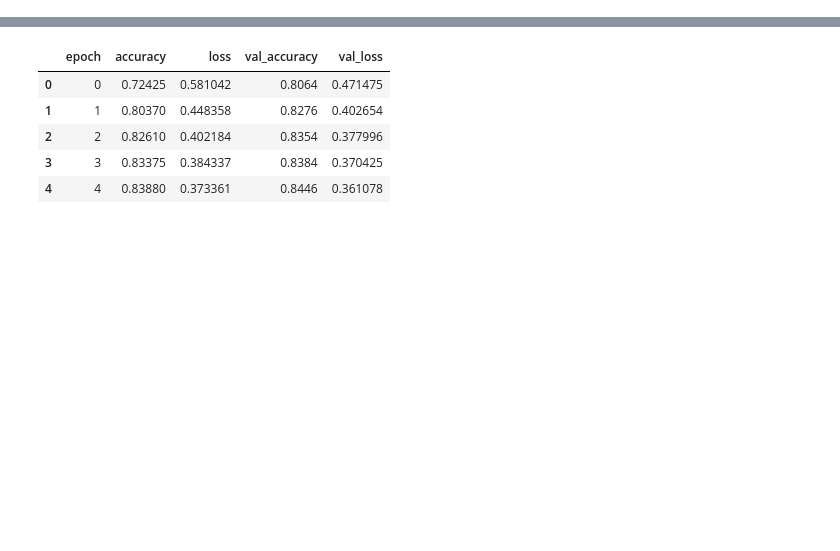
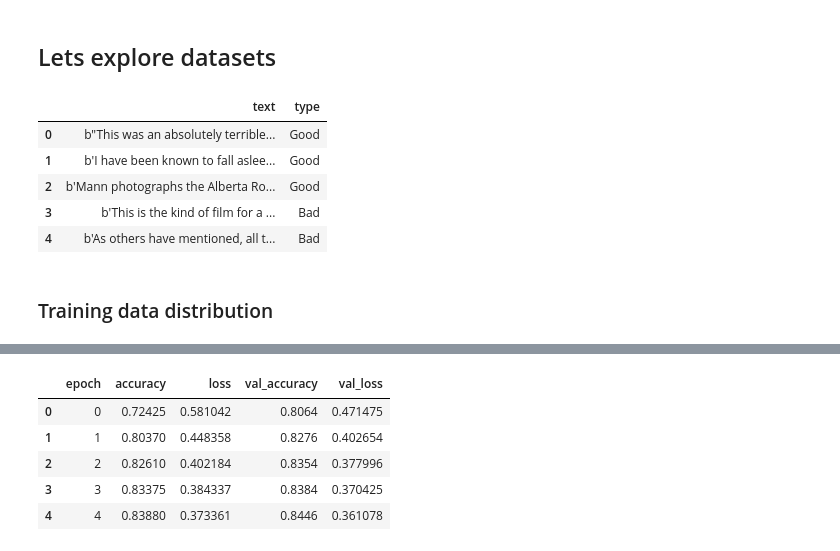
Before and after one commit to prophet-project/stock-price-forecasting, a Jupyter notebook: analyse.ipynb, the cells around one changed output, grey strips where cells are left out. Drawn from its saved outputs; the diff is of its cells as text; code cells hidden in the pictures; blank space fills up the shorter version.

```diff
--- a/analyse.ipynb
+++ b/analyse.ipynb
@@ -24,3 +24,25 @@ init_notebook_mode(connected=True)
 
 # Set global theme
 cufflinks.set_config_file(world_readable=True, theme='pearl')
+# %% [markdown]
+## Lets explore datasets
+# %%
+import tensorflow_datasets as tfds
+import src
+
+train_data, validation_data, test_data = src.download()
+
+train_df = pd.DataFrame(tfds.as_numpy(train_data), columns=['text', 'type'])
+
+train_df['type'] = train_df['type'].apply(lambda x: 'Good' if x == 0 else 'Bad')
+
+train_df.head()
+# %% [output]
+|  | text | type |
+| 0 | b"This was an absolutely terrible... | Good |
+| 1 | b'I have been known to fall aslee... | Good |
+| 2 | b'Mann photographs the Alberta Ro... | Good |
+| 3 | b'This is the kind of film for a ... | Bad |
+| 4 | b'As others have mentioned, all t... | Bad |
+# %% [markdown]
+### Training data distribution
```
Also changed, not shown: parts of 4 cells of this notebook, 1 other file.
